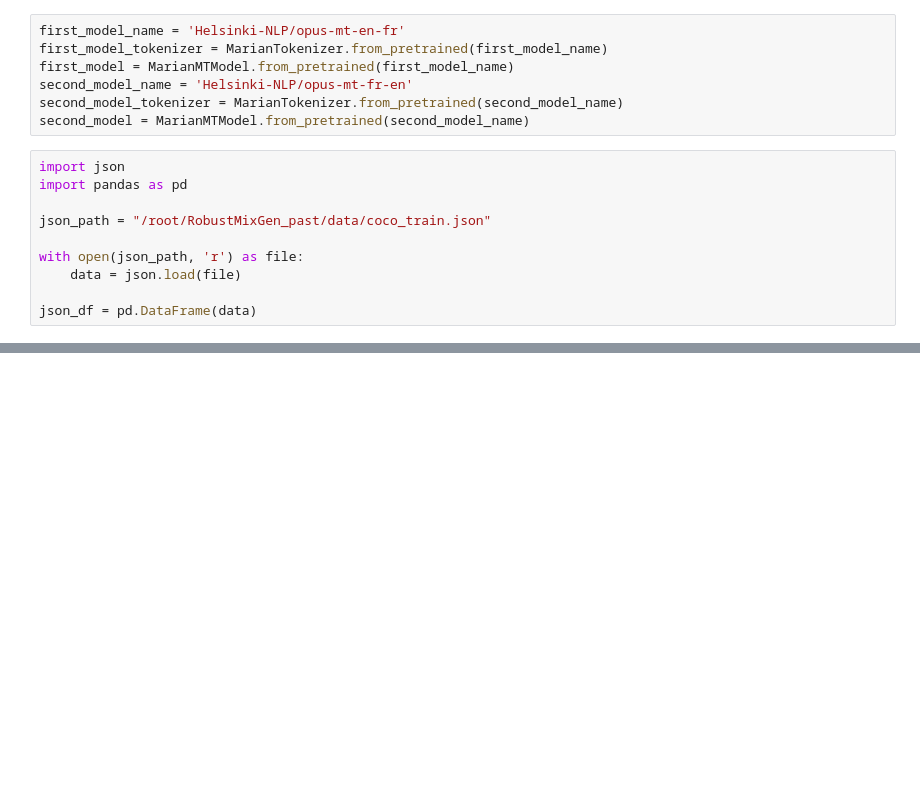
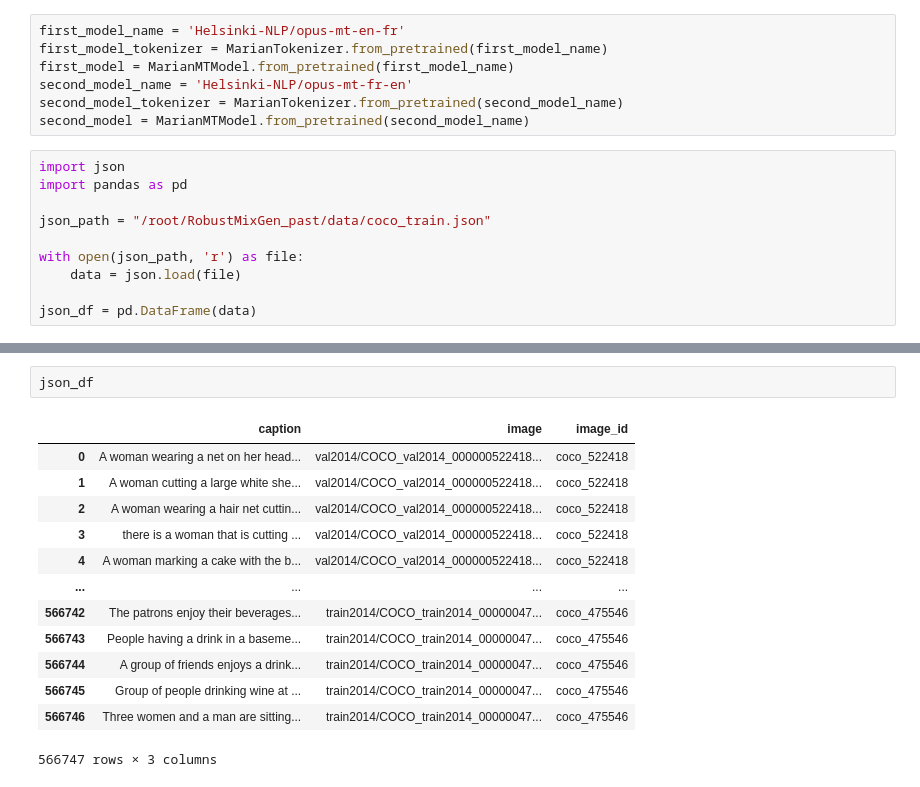
Before and after one commit to crimama/RobustMixGen, a Jupyter notebook: augmentation/text_augmentation.ipynb, the cells around one changed output, grey strips where cells are left out. Cells and saved outputs as stored; diff of their text form; blank space fills up the shorter version.

```diff
--- a/augmentation/text_augmentation.ipynb
+++ b/augmentation/text_augmentation.ipynb
@@ -34,0 +118,16 @@ json_df = pd.DataFrame(data)
+# %%
+json_df
+# %% [output]
+|  | caption | image | image_id |
+| 0 | A woman wearing a net on her head... | val2014/COCO_val2014_000000522418... | coco_522418 |
+| 1 | A woman cutting a large white she... | val2014/COCO_val2014_000000522418... | coco_522418 |
+| 2 | A woman wearing a hair net cuttin... | val2014/COCO_val2014_000000522418... | coco_522418 |
+| 3 | there is a woman that is cutting ... | val2014/COCO_val2014_000000522418... | coco_522418 |
+| 4 | A woman marking a cake with the b... | val2014/COCO_val2014_000000522418... | coco_522418 |
+| ... | ... | ... | ... |
+| 566742 | The patrons enjoy their beverages... | train2014/COCO_train2014_00000047... | coco_475546 |
+| 566743 | People having a drink in a baseme... | train2014/COCO_train2014_00000047... | coco_475546 |
+| 566744 | A group of friends enjoys a drink... | train2014/COCO_train2014_00000047... | coco_475546 |
+| 566745 | Group of people drinking wine at ... | train2014/COCO_train2014_00000047... | coco_475546 |
+| 566746 | Three women and a man are sitting... | train2014/COCO_train2014_00000047... | coco_475546 |
+566747 rows × 3 columns
```
Also changed, not shown: parts of 33 cells of this notebook.
